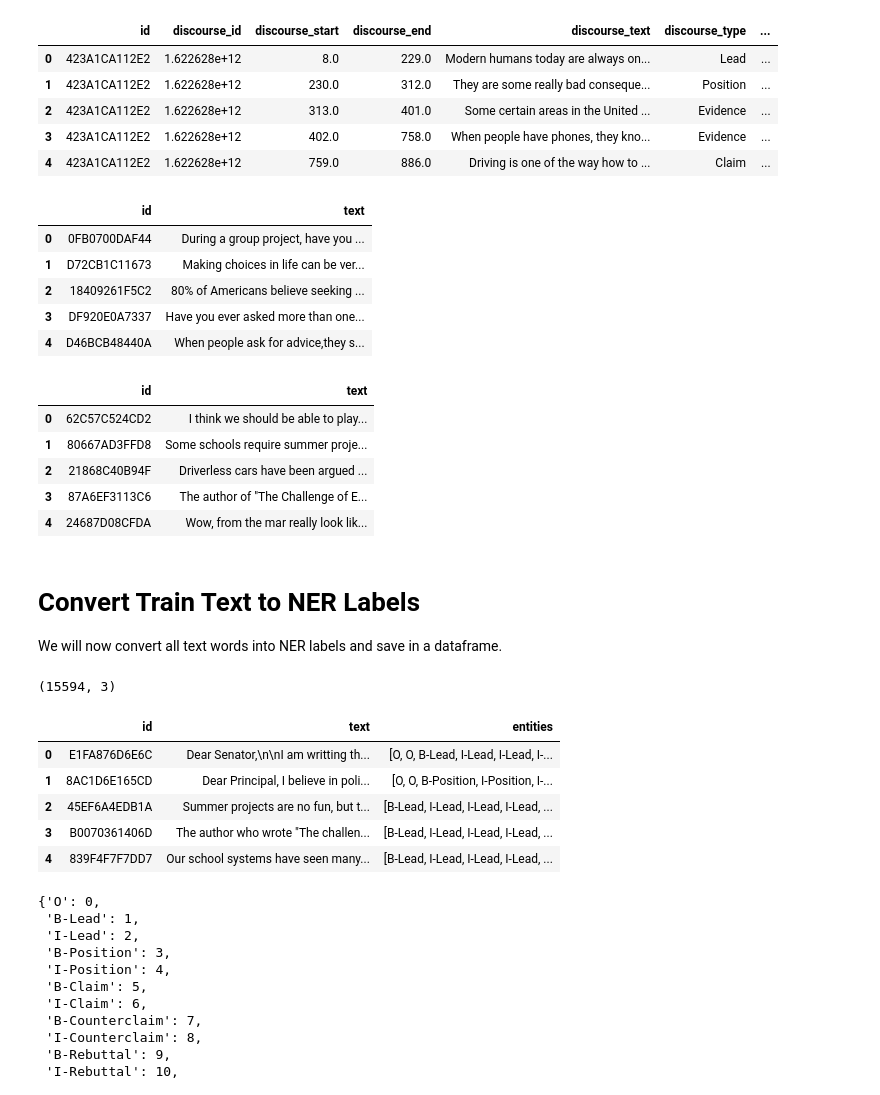
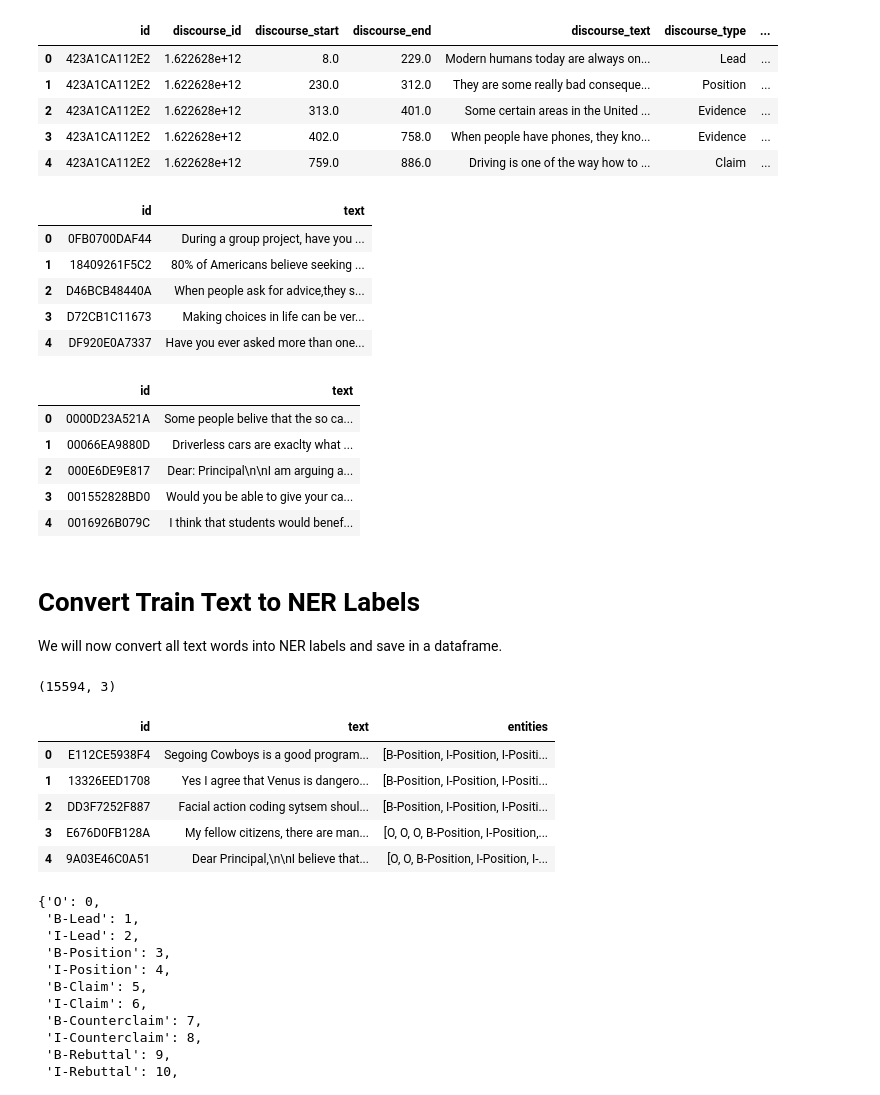
Before and after one commit to Lor233/MLP-Feedback-Prize, a Jupyter notebook: bigbird/pytorch-bigbird-ner-cv-0-615.ipynb, the cells around one changed output. Cells and saved outputs as stored; diff of their text form; code cells hidden in the pictures.

```diff
--- a/bigbird/pytorch-bigbird-ner-cv-0-615.ipynb
+++ b/bigbird/pytorch-bigbird-ner-cv-0-615.ipynb
@@ -93,7 +99,7 @@ from torch.utils.data import Dataset, DataLoader
 import torch
 from sklearn.metrics import accuracy_score
 # %%
-train_df = pd.read_csv('../input/feedback-prize-2021/train.csv')
+train_df = pd.read_csv('../data/train.csv')
 print( train_df.shape )
 train_df.head()
 # %% [output]
@@ -107,68 +113,68 @@ train_df.head()
 # %%
 # https://www.kaggle.com/raghavendrakotala/fine-tunned-on-roberta-base-as-ner-problem-0-533
 test_names, test_texts = [], []
-for f in list(os.listdir('../input/feedback-prize-2021/test')):
+for f in list(os.listdir('../data/test')):
     test_names.append(f.replace('.txt', ''))
-    test_texts.append(open('../input/feedback-prize-2021/test/' + f, 'r').read())
+    test_texts.append(open('../data/test/' + f, 'r').read())
 test_texts = pd.DataFrame({'id': test_names, 'text': test_texts})
 test_texts.head()
 # %% [output]
 |  | id | text |
 | 0 | 0FB0700DAF44 | During a group project, have you ... |
-| 1 | D72CB1C11673 | Making choices in life can be ver... |
-| 2 | 18409261F5C2 | 80% of Americans believe seeking ... |
-| 3 | DF920E0A7337 | Have you ever asked more than one... |
-| 4 | D46BCB48440A | When people ask for advice,they s... |
+| 1 | 18409261F5C2 | 80% of Americans believe seeking ... |
+| 2 | D46BCB48440A | When people ask for advice,they s... |
+| 3 | D72CB1C11673 | Making choices in life can be ver... |
+| 4 | DF920E0A7337 | Have you ever asked more than one... |
 # %%
 # https://www.kaggle.com/raghavendrakotala/fine-tunned-on-roberta-base-as-ner-problem-0-533
 test_names, train_texts = [], []
-for f in tqdm(list(os.listdir('../input/feedback-prize-2021/train'))):
+for f in tqdm(list(os.listdir('../data/train'))):
     test_names.append(f.replace('.txt', ''))
-    train_texts.append(open('../input/feedback-prize-2021/train/' + f, 'r').read())
+    train_texts.append(open('../data/train/' + f, 'r').read())
 train_text_df = pd.DataFrame({'id': test_names, 'text': train_texts})
 train_text_df.head()
 # %% [output]
 |  | id | text |
-| 0 | 62C57C524CD2 | I think we should be able to play... |
-| 1 | 80667AD3FFD8 | Some schools require summer proje... |
-| 2 | 21868C40B94F | Driverless cars have been argued ... |
-| 3 | 87A6EF3113C6 | The author of "The Challenge of E... |
-| 4 | 24687D08CFDA | Wow, from the mar really look lik... |
+| 0 | 0000D23A521A | Some people belive that the so ca... |
+| 1 | 00066EA9880D | Driverless cars are exaclty what ... |
+| 2 | 000E6DE9E817 | Dear: Principal\n\nI am arguing a... |
+| 3 | 001552828BD0 | Would you be able to give your ca... |
+| 4 | 0016926B079C | I think that students would benef... |
 # %% [markdown]
 # Convert Train Text to NER Labels
 We will now convert all text words into NER labels and save in a dataframe.
 # %%
-if not LOAD_TOKENS_FROM:
+if not os.path.exists(f'{LOAD_TOKENS_FROM}/train_NER.csv'):
     all_entities = []
     for ii,i in enumerate(train_text_df.iterrows()):
         if ii%100==0: print(ii,', ',end='')
         total = i[1]['text'].split().__len__()
         entities = ["O"]*total
         for j in train_df[train_df['id'] == i[1]['id']].iterrows():
             discourse = j[1]['discourse_type']
             list_ix = [int(x) for x in j[1]['predictionstring'].split(' ')]
             entities[list_ix[0]] = f"B-{discourse}"
             for k in list_ix[1:]: entities[k] = f"I-{discourse}"
         all_entities.append(entities)
     train_text_df['entities'] = all_entities
     train_text_df.to_csv('train_NER.csv',index=False)
 
 else:
     from ast import literal_eval
     train_text_df = pd.read_csv(f'{LOAD_TOKENS_FROM}/train_NER.csv')
     # pandas saves lists as string, we must convert back
     train_text_df.entities = train_text_df.entities.apply(lambda x: literal_eval(x) )
 
 print( train_text_df.shape )
 train_text_df.head()
 # %% [output]
 (15594, 3)
 |  | id | text | entities |
-| 0 | E1FA876D6E6C | Dear Senator,\n\nI am writting th... | [O, O, B-Lead, I-Lead, I-Lead, I-... |
-| 1 | 8AC1D6E165CD | Dear Principal, I believe in poli... | [O, O, B-Position, I-Position, I-... |
-| 2 | 45EF6A4EDB1A | Summer projects are no fun, but t... | [B-Lead, I-Lead, I-Lead, I-Lead, ... |
-| 3 | B0070361406D | The author who wrote "The challen... | [B-Lead, I-Lead, I-Lead, I-Lead, ... |
-| 4 | 839F4F7F7DD7 | Our school systems have seen many... | [B-Lead, I-Lead, I-Lead, I-Lead, ... |
+| 0 | E112CE5938F4 | Segoing Cowboys is a good program... | [B-Position, I-Position, I-Positi... |
+| 1 | 13326EED1708 | Yes I agree that Venus is dangero... | [B-Position, I-Position, I-Positi... |
+| 2 | DD3F7252F887 | Facial action coding sytsem shoul... | [B-Position, I-Position, I-Positi... |
+| 3 | E676D0FB128A | My fellow citizens, there are man... | [O, O, O, B-Position, I-Position,... |
+| 4 | 9A03E46C0A51 | Dear Principal,\n\nI believe that... | [O, O, B-Position, I-Position, I-... |
 # %%
 # CREATE DICTIONARIES THAT WE CAN USE DURING TRAIN AND INFER
 output_labels = ['O', 'B-Lead', 'I-Lead', 'B-Position', 'I-Position', 'B-Claim', 'I-Claim', 'B-Counterclaim', 'I-Counterclaim',
```
Also changed, not shown: parts of 17 cells of this notebook, 1 other file.
